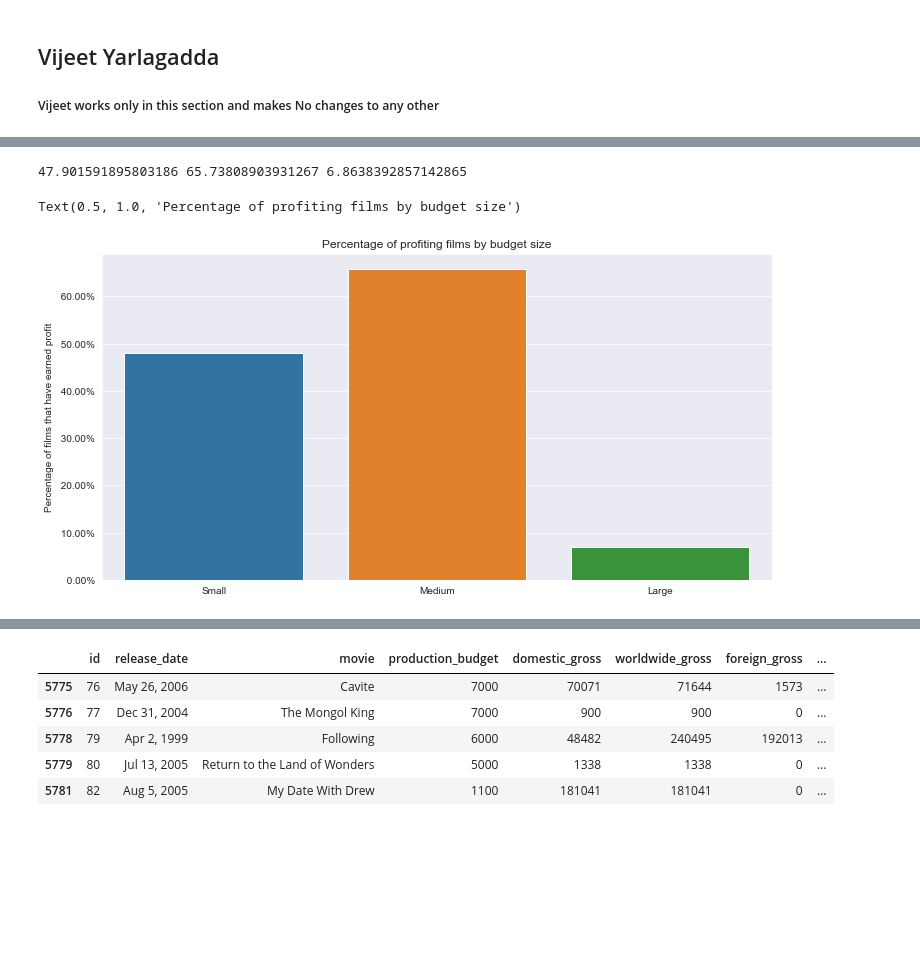
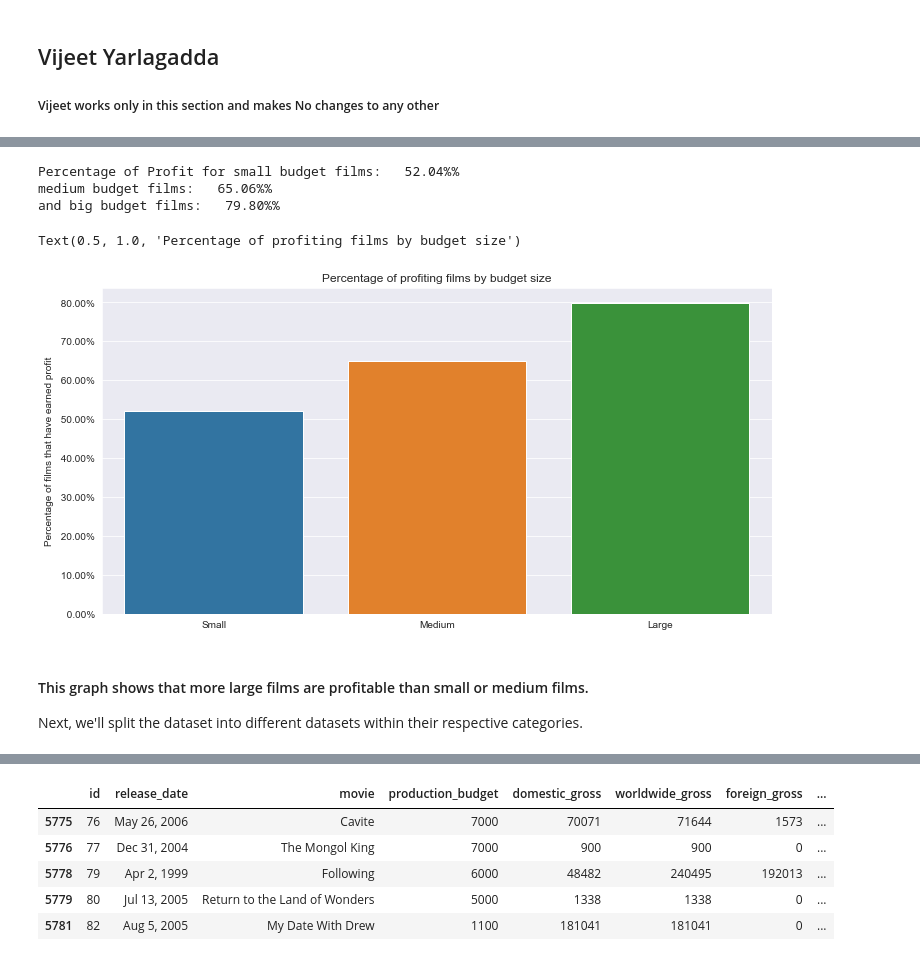
Before and after one commit to masonbatch/dsc-capstone, a Jupyter notebook: student.ipynb, the cells around one changed output, grey strips where cells are left out. Saved outputs shown, nothing was run; the diff lists cells and outputs as text; code cells hidden in the pictures; blank space fills up the shorter version.

```diff
--- a/student.ipynb
+++ b/student.ipynb
@@ -1272,4 +933,4 @@ genre_df["original_title"] = genre_df["movie"]
 
 genre_df = pd.merge(genre_df, tmdb_movies, on=['original_title'])
 
-movie_budgets["return_on_investment"] = (movie_budgets["total_profit"] / movie_budgets["production_budget"]) * 100
+budgets["return_on_investment"] = (budgets["total_profit"] / budgets["production_budget"]) * 100
@@ -1276,27 +949,31 @@ movie_budgets["return_on_investment"] = (movie_budgets["total_profit"] / movie_b
 # %%
 # Probability of Profit
 
-pop_small = (len(movie_budgets[(movie_budgets["total_profit"] > 0) & (movie_budgets["production_budget"] < 5000000)]) / len(movie_budgets[movie_budgets["production_budget"] < 5000000])) * 100
+pop_small = (len(movie_budgets[(movie_budgets["total_profit"] > 0) & (movie_budgets["production_budget"] < 10000000)]) / len(movie_budgets[movie_budgets["production_budget"] < 10000000])) * 100
 
-pop_md = (len(movie_budgets[(movie_budgets["total_profit"] > 0) & (movie_budgets["production_budget"] > 5000000) & (movie_budgets["production_budget"] < 100000000)]) / len(movie_budgets[(movie_budgets["production_budget"] > 5000000) & (movie_budgets["production_budget"] < 100000000)])) * 100
+pop_md = (len(movie_budgets[(movie_budgets["total_profit"] > 0) & (movie_budgets["production_budget"] > 10000000) & (movie_budgets["production_budget"] < 50000000)]) / len(movie_budgets[(movie_budgets["production_budget"] > 10000000) & (movie_budgets["production_budget"] < 50000000)])) * 100
 
-pop_big = (len(movie_budgets[(movie_budgets["total_profit"] > 0) & (movie_budgets["production_budget"] >= 100000000)]) / len(movie_budgets[(movie_budgets["production_budget"] < 100000000)])) * 100
+pop_big = (len(movie_budgets[(movie_budgets["total_profit"] > 0) & (movie_budgets["production_budget"] >= 50000000)]) / len(movie_budgets[(movie_budgets["production_budget"] >= 50000000)])) * 100
 
-print(pop_small, pop_md, pop_big)
+print("Percentage of Profit for small budget films: ", f'{pop_small : .2f}%' + "%", "\nmedium budget films: ", f'{pop_md : .2f}%' + "%","\nand big budget films: ", f'{pop_big : .2f}%' + "%" )
 
 fig, ax = plt.subplots(figsize=(12,6))
-# get the month values and aggregate gross margin to plot
 x_values = ["Small", "Medium", "Large"]
 
 agg_profit = budgets.groupby('budget_size')['gross_margin_ww'].mean()
-ax.set_yticklabels([f'{x : .2f}%' for x in [0, 10, 20, 30, 40, 50, 60]])
-
+ax.set_yticklabels([f'{x : .2f}%' for x in [0, 10, 20, 30, 40, 50, 60, 70, 80, 90, 100]])
 
 sns.barplot(x=x_values, y = [pop_small, pop_md, pop_big], errwidth=0)
 ax.set_ylabel("Percentage of films that have earned profit")
 ax.set_title("Percentage of profiting films by budget size")
 # %% [output]
-47.901591895803186 65.73808903931267 6.8638392857142865
+Percentage of Profit for small budget films:   52.04%%
+medium budget films:   65.06%%
+and big budget films:   79.80%%
 Text(0.5, 1.0, 'Percentage of profiting films by budget size')
-[figure, old version]
+[figure, new version]
+# %% [markdown]
+#### This graph shows that more large films are profitable than small or medium films.
+
+Next, we'll split the dataset into different datasets within their respective categories.
 # %%
```
Also changed, not shown: parts of 76 cells of this notebook.
